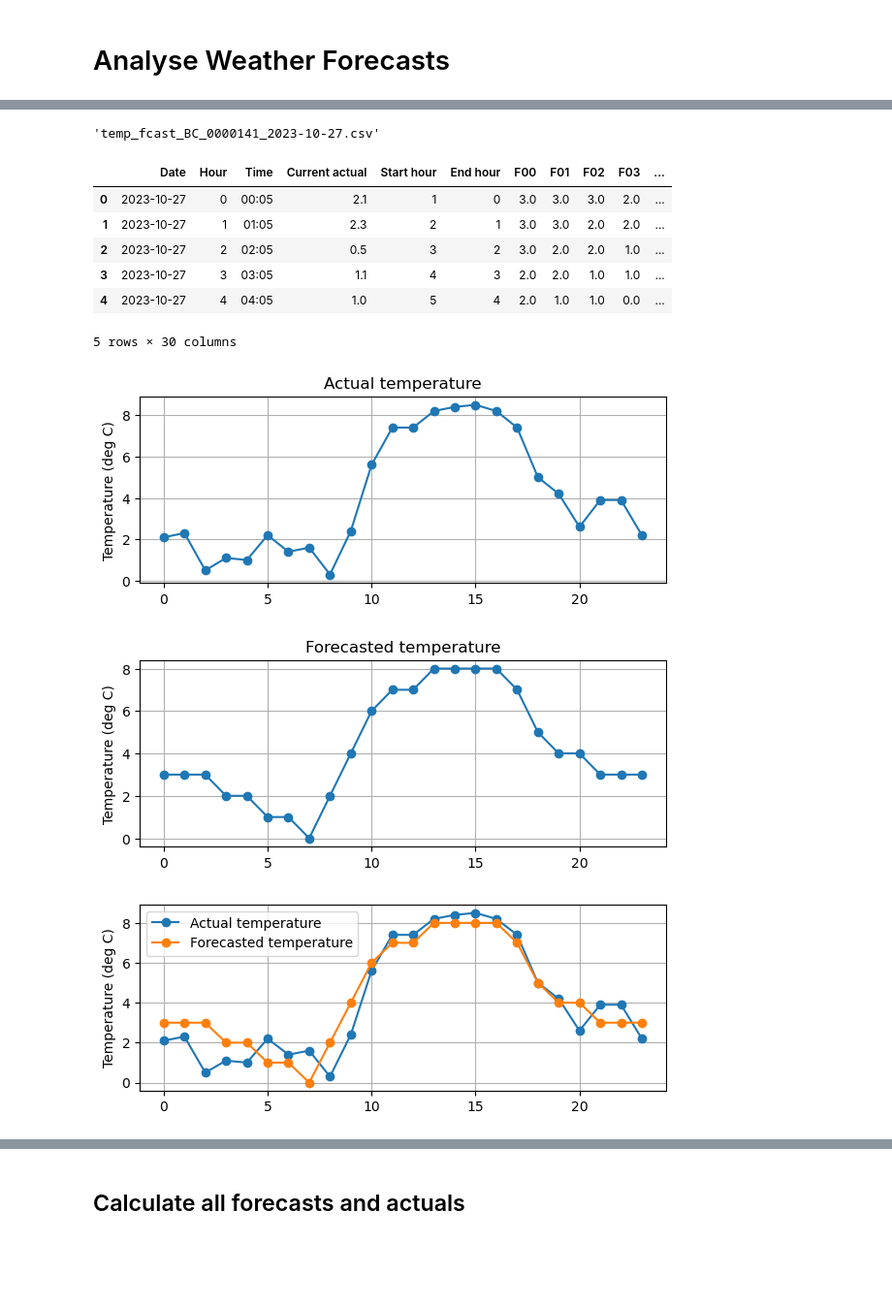
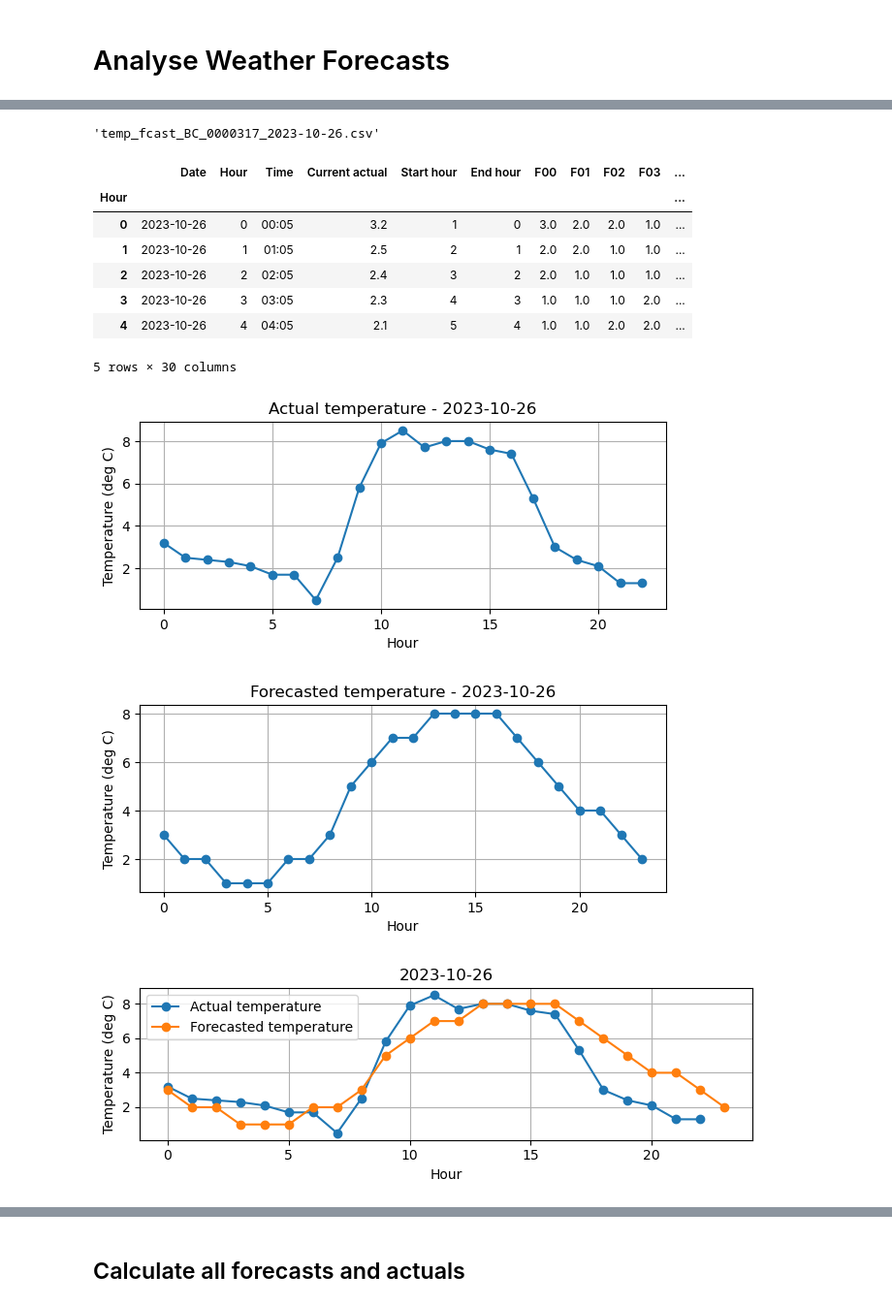
Before and after one commit to billtubbs/weather-logger, a Jupyter notebook: Analyse-weather-forecasts.ipynb, the cells around one changed output, grey strips where cells are left out. Shown at 97% size. Cells and saved outputs as stored; diff of their text form; code cells hidden in the pictures; blank space fills up the shorter version.

```diff
--- a/Analyse-weather-forecasts.ipynb
+++ b/Analyse-weather-forecasts.ipynb
@@ -29,49 +32,55 @@ sorted([name for name in os.listdir(data_dir) if name.endswith('.csv')])
  'temp_fcast_SK_0000369_2023-10-27.csv',
  'temp_fcast_SK_0000369_2023-10-28.csv']
 # %%
-loc_key = 'temp_fcast_BC_0000141'
-date = '2023-10-27'
-filename = f'{loc_key}_{date}.csv'
+loc_key = 'temp_fcast_BC_0000317'
+date_str = '2023-10-26'
+filename = f'{loc_key}_{date_str}.csv'
 filename
 # %% [output]
-'temp_fcast_BC_0000141_2023-10-27.csv'
+'temp_fcast_BC_0000317_2023-10-26.csv'
 # %%
 df = pd.read_csv(os.path.join(data_dir, filename))
+df.index.name = 'Hour'
 df.head()
 # %% [output]
 |  | Date | Hour | Time | Current actual | Start hour | End hour | F00 | F01 | F02 | F03 | ... |
-| 0 | 2023-10-27 | 0 | 00:05 | 2.1 | 1 | 0 | 3.0 | 3.0 | 3.0 | 2.0 | ... |
-| 1 | 2023-10-27 | 1 | 01:05 | 2.3 | 2 | 1 | 3.0 | 3.0 | 2.0 | 2.0 | ... |
-| 2 | 2023-10-27 | 2 | 02:05 | 0.5 | 3 | 2 | 3.0 | 2.0 | 2.0 | 1.0 | ... |
-| 3 | 2023-10-27 | 3 | 03:05 | 1.1 | 4 | 3 | 2.0 | 2.0 | 1.0 | 1.0 | ... |
-| 4 | 2023-10-27 | 4 | 04:05 | 1.0 | 5 | 4 | 2.0 | 1.0 | 1.0 | 0.0 | ... |
+| Hour |  |  |  |  |  |  |  |  |  |  | ... |
+| 0 | 2023-10-26 | 0 | 00:05 | 3.2 | 1 | 0 | 3.0 | 2.0 | 2.0 | 1.0 | ... |
+| 1 | 2023-10-26 | 1 | 01:05 | 2.5 | 2 | 1 | 2.0 | 2.0 | 1.0 | 1.0 | ... |
+| 2 | 2023-10-26 | 2 | 02:05 | 2.4 | 3 | 2 | 2.0 | 1.0 | 1.0 | 1.0 | ... |
+| 3 | 2023-10-26 | 3 | 03:05 | 2.3 | 4 | 3 | 1.0 | 1.0 | 1.0 | 2.0 | ... |
+| 4 | 2023-10-26 | 4 | 04:05 | 2.1 | 5 | 4 | 1.0 | 1.0 | 2.0 | 2.0 | ... |
 5 rows × 30 columns
 # %%
 actual_temp = df['Current actual'].rename('Actual temperature')
 actual_temp.plot(grid=True, style='o-', figsize=(7, 2.5))
-plt.ylabel(f'Temperature (deg C)')
-plt.title(actual_temp.name)
+plt.ylabel('Temperature (deg C)')
+plt.title(actual_temp.name + f' - {date_str}')
 plt.show()
 # %% [output]
-[figure, old version]
+[figure, new version]
 # %%
 hours = np.arange(0, 24)
 fcast_temp = df.loc[df.Hour == 0, [f'F{h:02d}' for h in hours]].loc[0].rename('Forecasted temperature')
-fcast_temp.index = hours
+fcast_temp.index = pd.Index(hours, name='Hour')
 fcast_temp.plot(grid=True, style='o-', figsize=(7, 2.5))
-plt.ylabel(f'Temperature (deg C)')
-plt.title(fcast_temp.name)
+plt.ylabel('Temperature (deg C)')
+plt.title(fcast_temp.name + f' - {date_str}')
 plt.show()
 # %% [output]
-[figure, old version]
+[figure, new version]
 # %%
 actual_temp.plot(grid=True, style='o-', figsize=(7, 2.5))
 fcast_temp.plot(grid=True, style='o-', figsize=(7, 2.5))
-plt.ylabel(f'Temperature (deg C)')
+plt.ylabel('Temperature (deg C)')
+plt.title(date_str)
 plt.legend()
+plt.tight_layout()
+filename = f"fcast_vs_actual_{date_str}.png"
+plt.savefig(os.path.join(plot_dir, filename), dpi=150)
 plt.show()
 # %% [output]
-[figure, old version]
+[figure, new version]
 # %%
 rms_error = np.sqrt(np.mean((actual_temp - fcast_temp) ** 2))
 rms_error
```
Also changed, not shown: parts of 35 cells of this notebook.
